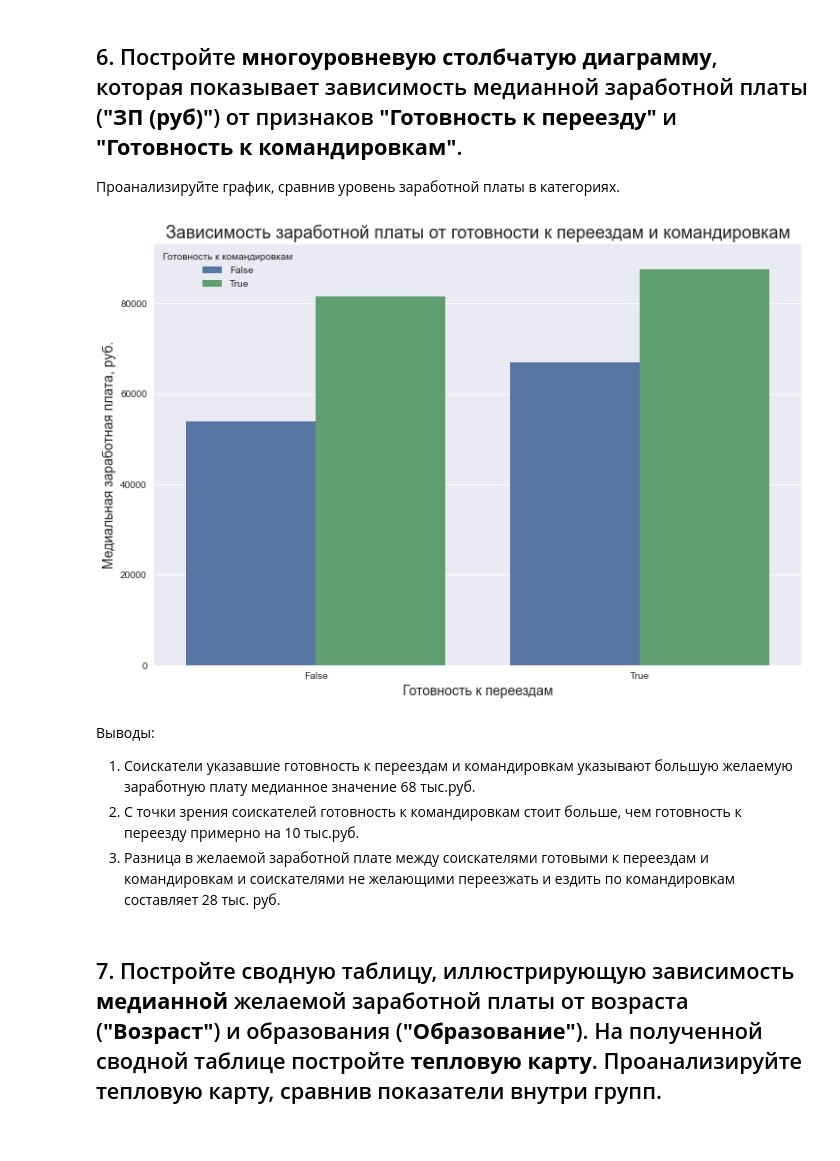
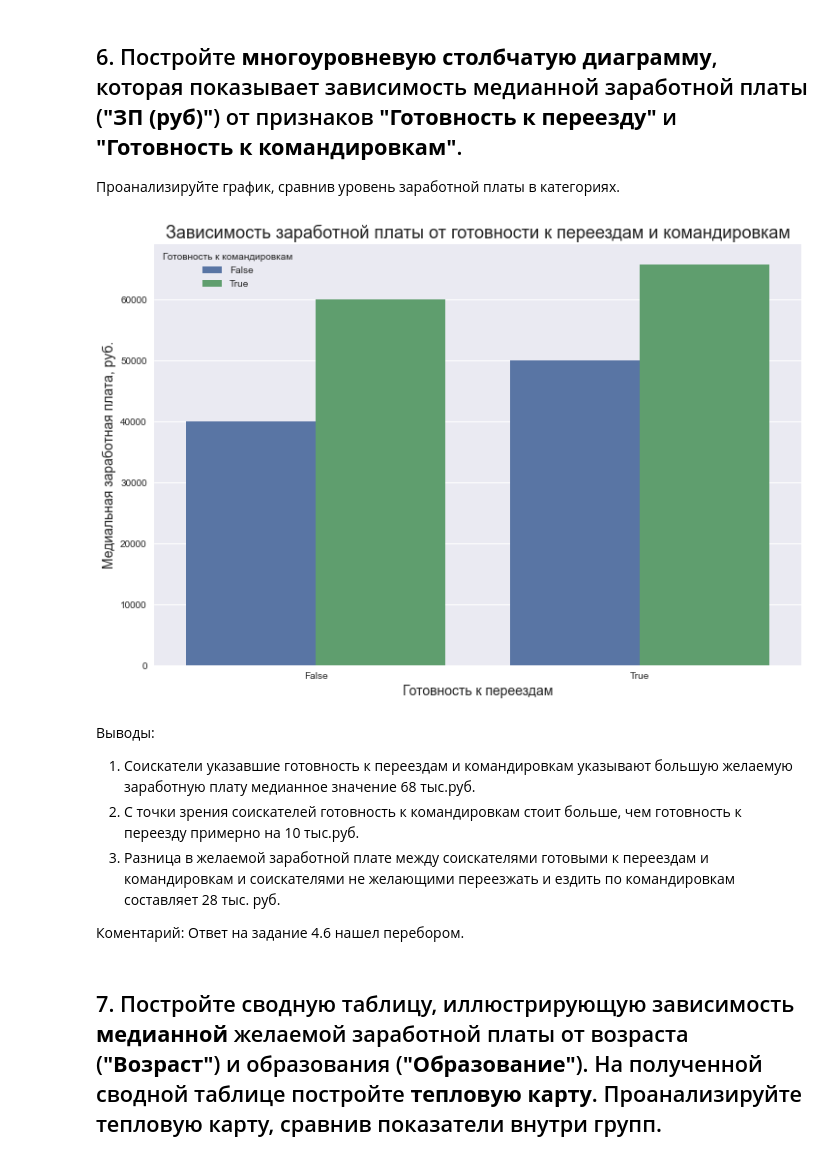
Before and after one commit to f999145/cases, a Jupyter notebook: 001_sf_project_01/001_sf_project_01.ipynb, the cells around one changed output. Saved outputs shown, nothing was run; the diff lists cells and outputs as text; code cells hidden in the pictures.

```diff
--- a/001_sf_project_01/001_sf_project_01.ipynb
+++ b/001_sf_project_01/001_sf_project_01.ipynb
@@ -738,33 +772,35 @@ plt.show()
 Проанализируйте график, сравнив уровень заработной платы в категориях.
 # %%
 # Сгруппируем данные по признакам 'Готовность к командировкам' и 'Готовность к переездам'
-mask1 = (hh_df['ЗП (руб)']<1e6) & (hh_df['ЗП (руб)']>=5e3)
-bar_data = hh_df[mask1].groupby(
+bar_data = hh_df.groupby(
     by=['Готовность к переездам', 'Готовность к командировкам'],
     as_index=False
 )['ЗП (руб)'].median()
 
 fig, axes = plt.subplots(nrows = 1, ncols = 1, figsize=(12, 8))
 sns.barplot(
-    data=hh_df[mask1],
+    data=bar_data,
     x='Готовность к переездам',
     y='ЗП (руб)',
     hue='Готовность к командировкам',
     errwidth=0,
     ax=axes
 )
 
 axes.set_title('Зависимость заработной платы от готовности к переездам и командировкам',fontsize=18)
 axes.set_xlabel(xlabel='Готовность к переездам', fontsize=14)
 axes.set_ylabel(ylabel='Медиальная заработная плата, руб.', fontsize=14)
 plt.show()
 # %% [output]
-[figure, old version]
+[figure, new version]
 # %% [markdown]
 Выводы:
 1. Соискатели указавшие готовность к переездам и командировкам указывают большую желаемую заработную плату медианное значение 68 тыс.руб.
 2. С точки зрения соискателей готовность к командировкам стоит больше, чем готовность к переезду примерно на 10 тыс.руб.
 3. Разница в желаемой заработной плате между соискателями готовыми к переездам и командировкам и соискателями не желающими переезжать и ездить по командировкам составляет 28 тыс. руб.
+
+Коментарий:
+Ответ на задание 4.6 нашел перебором.
 # %% [markdown]
 ## 7. Постройте сводную таблицу, иллюстрирующую зависимость **медианной** желаемой заработной платы от возраста (**"Возраст"**) и образования (**"Образование"**). На полученной сводной таблице постройте **тепловую карту**. Проанализируйте тепловую карту, сравнив показатели внутри групп.
 # %%
```
Also changed, not shown: parts of 13 cells of this notebook, 2 other files.
